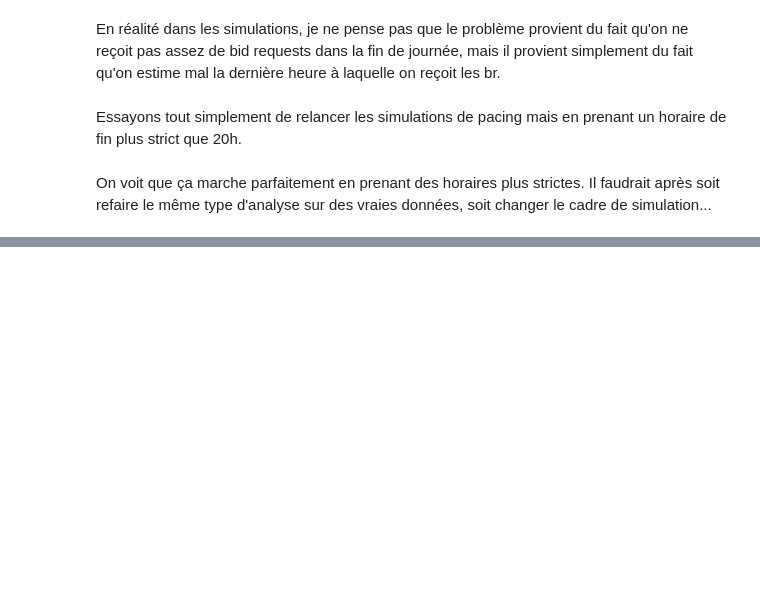
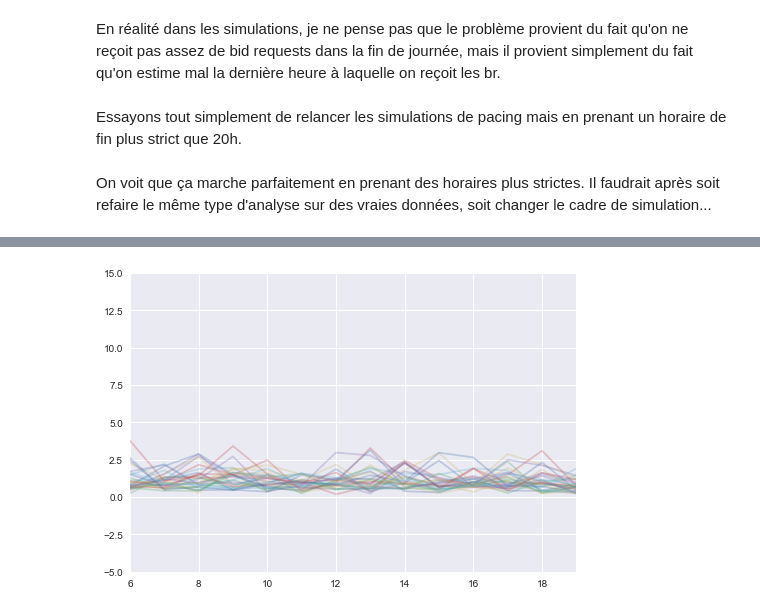
Before and after one commit to ThomasM-mecen/Displayce_internship, a Jupyter notebook: Pacing/Pacing_simulation_v4.ipynb, the cells around one changed output, grey strips where cells are left out. Cells and saved outputs as stored; diff of their text form; code cells hidden in the pictures; blank space fills up the shorter version.

Commit message:
Add graphs and continuation of the report

```diff
--- a/Pacing/Pacing_simulation_v4.ipynb
+++ b/Pacing/Pacing_simulation_v4.ipynb
@@ -350,0 +355,3 @@ On voit que ça marche parfaitement en prenant des horaires plus strictes. Il fa
+# %%
+pivoted = df.pivot_table('paiement', index = df.index.time, columns=df.index.date)
+pivoted.iloc[:5, :5]
@@ -350,0 +365,4 @@ On voit que ça marche parfaitement en prenant des horaires plus strictes. Il fa
+# %%
+pivoted.index = pd.to_datetime(pivoted.index, format='%H:%M:%S').hour
+# %%
+mean_paiement = pivoted.groupby(pivoted.index).mean()
@@ -350,0 +379,9 @@ On voit que ça marche parfaitement en prenant des horaires plus strictes. Il fa
+# %%
+import matplotlib.pyplot as plt
+%matplotlib inline
+plt.style.use('seaborn')
+# %%
+mean_paiement.plot(legend=False,ylim=(-5,15),alpha=0.3)
+#plt.savefig('pacing1.pdf')
+# %% [output]
+[figure, added]
```
Also changed, not shown: parts of 4 cells of this notebook, 4 other files.
